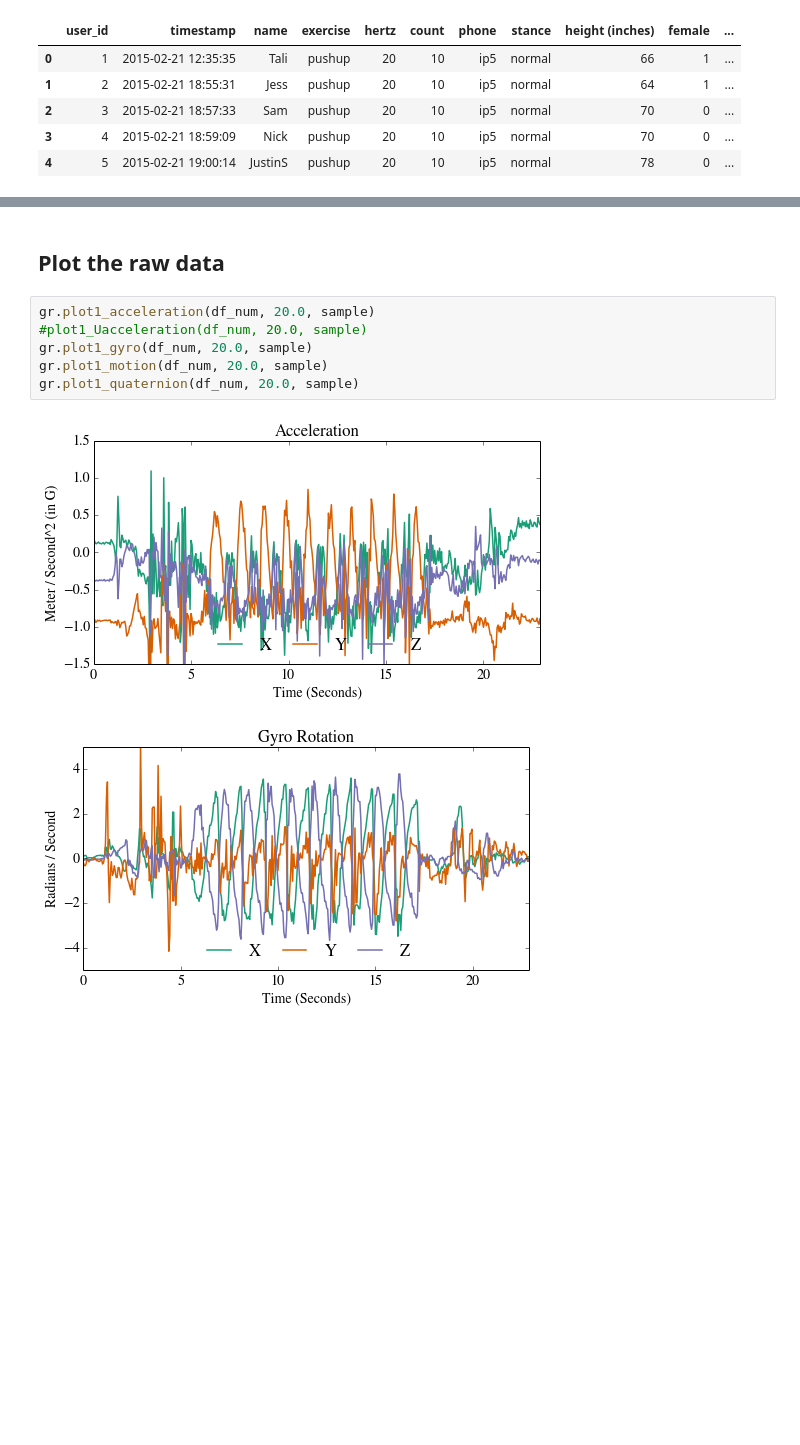
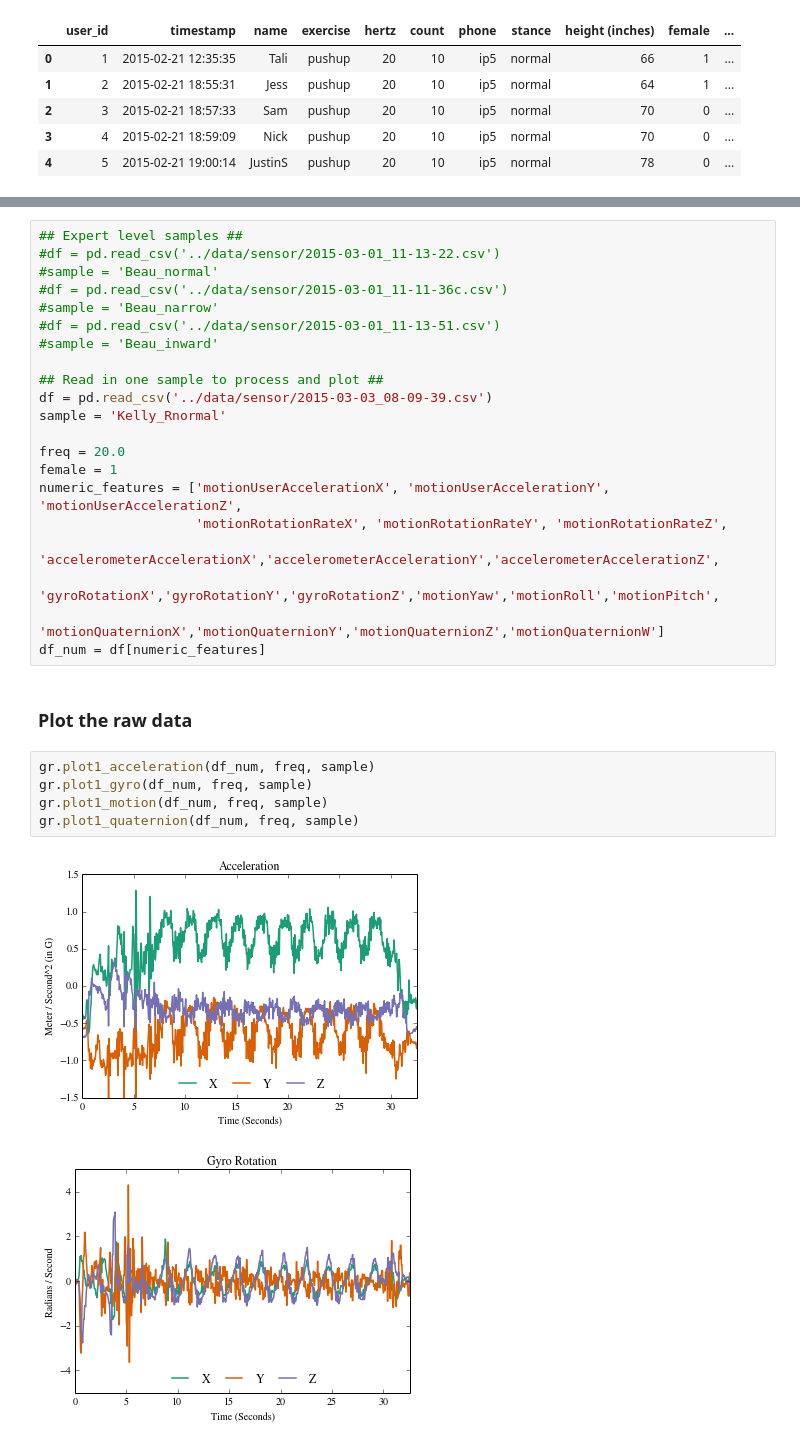
Before and after one commit to kellygwiseman/workout_buddy, a Jupyter notebook: notebooks/push_up.ipynb, the cells around one changed output, grey strips where cells are left out. Saved outputs shown, nothing was run; the diff lists cells and outputs as text; blank space fills up the shorter version.

```diff
--- a/notebooks/push_up.ipynb
+++ b/notebooks/push_up.ipynb
@@ -231,11 +127,31 @@ df_num = df[numeric_features]
+# %%
+## Expert level samples ##
+#df = pd.read_csv('../data/sensor/2015-03-01_11-13-22.csv')
+#sample = 'Beau_normal'
+#df = pd.read_csv('../data/sensor/2015-03-01_11-11-36c.csv')
+#sample = 'Beau_narrow'
+#df = pd.read_csv('../data/sensor/2015-03-01_11-13-51.csv')
+#sample = 'Beau_inward'
+
+## Read in one sample to process and plot ##
+df = pd.read_csv('../data/sensor/2015-03-03_08-09-39.csv')
+sample = 'Kelly_Rnormal'
+
+freq = 20.0
+female = 1
+numeric_features = ['motionUserAccelerationX', 'motionUserAccelerationY', 'motionUserAccelerationZ',
+                    'motionRotationRateX', 'motionRotationRateY', 'motionRotationRateZ',
+                    'accelerometerAccelerationX','accelerometerAccelerationY','accelerometerAccelerationZ',
+                    'gyroRotationX','gyroRotationY','gyroRotationZ','motionYaw','motionRoll','motionPitch',
+                    'motionQuaternionX','motionQuaternionY','motionQuaternionZ','motionQuaternionW']
+df_num = df[numeric_features]
 # %% [markdown]
-## Plot the raw data
+### Plot the raw data
 # %%
-gr.plot1_acceleration(df_num, 20.0, sample)
-#plot1_Uacceleration(df_num, 20.0, sample)
-gr.plot1_gyro(df_num, 20.0, sample)
-gr.plot1_motion(df_num, 20.0, sample)
-gr.plot1_quaternion(df_num, 20.0, sample)
+gr.plot1_acceleration(df_num, freq, sample)
+gr.plot1_gyro(df_num, freq, sample)
+gr.plot1_motion(df_num, freq, sample)
+gr.plot1_quaternion(df_num, freq, sample)
 # %% [output]
-[figure, old version]
+[figure, new version]
-[figure, old version]
+[figure, new version]
```
Also changed, not shown: parts of 21 cells of this notebook, 10 other files.
